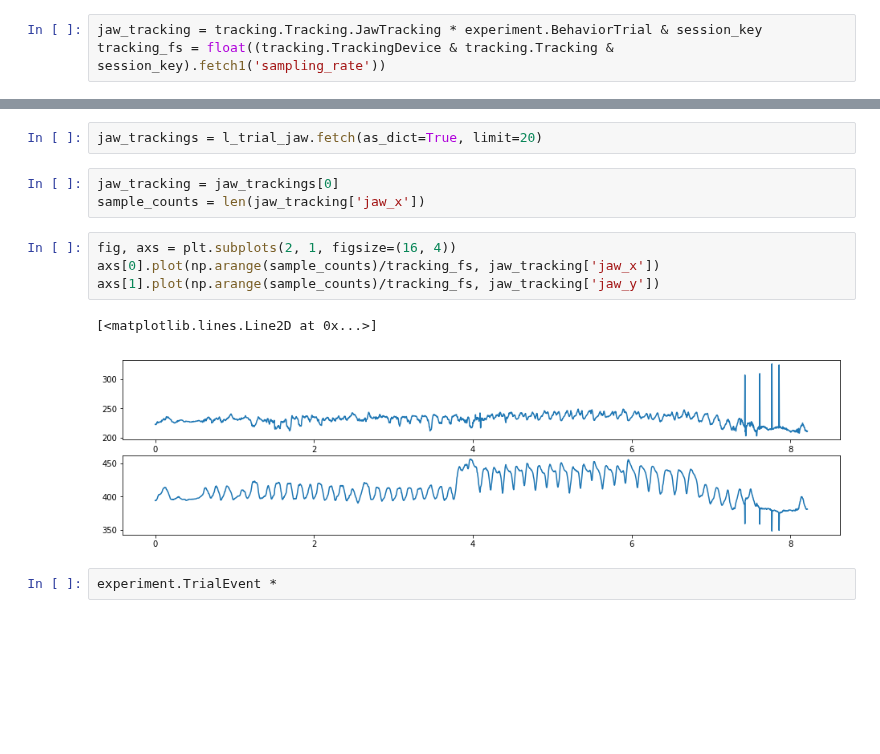
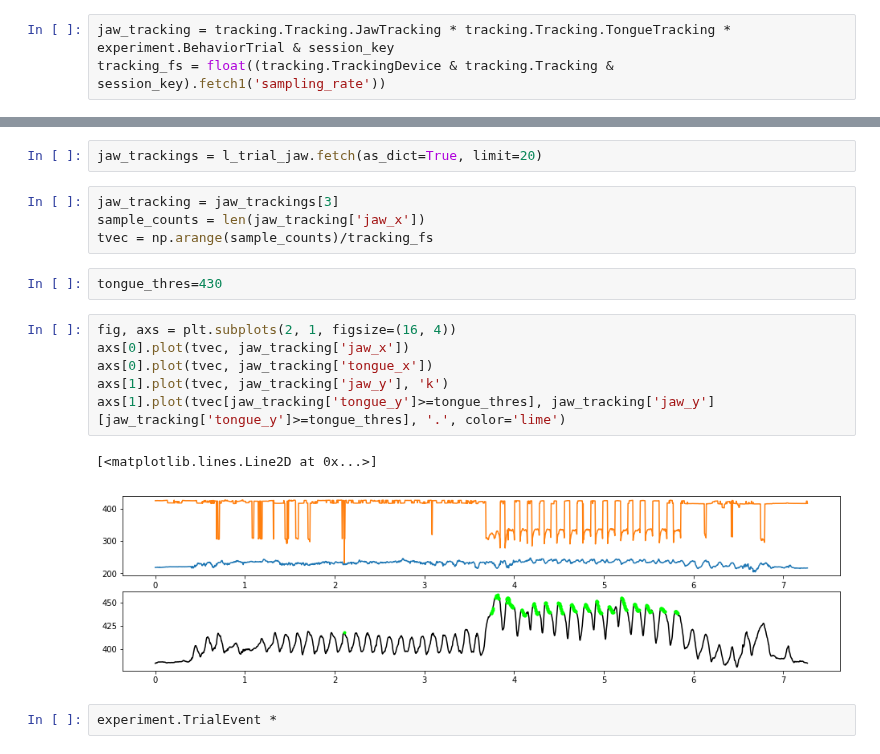
Before and after one commit to mesoscale-activity-map/map-ephys, a Jupyter notebook: notebook/plot_behavior.ipynb, the cells around one changed output, grey strips where cells are left out. Drawn from its saved outputs; the diff is of its cells as text; blank space fills up the shorter version.

```diff
--- a/notebook/plot_behavior.ipynb
+++ b/notebook/plot_behavior.ipynb
@@ -42,7 +42,7 @@ behavior_plot.plot_photostim_effect(session_key, bi_alm_photostim, axis=axs[2])
 # %% [markdown]
 # Plot movement tracking
 # %%
-jaw_tracking = tracking.Tracking.JawTracking * experiment.BehaviorTrial & session_key
+jaw_tracking = tracking.Tracking.JawTracking * tracking.Tracking.TongueTracking * experiment.BehaviorTrial & session_key
 tracking_fs = float((tracking.TrackingDevice & tracking.Tracking & session_key).fetch1('sampling_rate'))
 # %%
 l_trial_jaw = jaw_tracking & 'trial_instruction="left"' & 'early_lick="no early"'
@@ -63,15 +63,20 @@ Total: 270
 # %%
 jaw_trackings = l_trial_jaw.fetch(as_dict=True, limit=20)
 # %%
-jaw_tracking = jaw_trackings[0]
+jaw_tracking = jaw_trackings[3]
 sample_counts = len(jaw_tracking['jaw_x'])
+tvec = np.arange(sample_counts)/tracking_fs
+# %%
+tongue_thres=430
 # %%
 fig, axs = plt.subplots(2, 1, figsize=(16, 4))
-axs[0].plot(np.arange(sample_counts)/tracking_fs, jaw_tracking['jaw_x'])
-axs[1].plot(np.arange(sample_counts)/tracking_fs, jaw_tracking['jaw_y'])
+axs[0].plot(tvec, jaw_tracking['jaw_x'])
+axs[0].plot(tvec, jaw_tracking['tongue_x'])
+axs[1].plot(tvec, jaw_tracking['jaw_y'], 'k')
+axs[1].plot(tvec[jaw_tracking['tongue_y']>=tongue_thres], jaw_tracking['jaw_y'][jaw_tracking['tongue_y']>=tongue_thres], '.', color='lime')
 # %% [output]
 [<matplotlib.lines.Line2D at 0x...>]
-[figure, old version]
+[figure, new version]
 # %%
 experiment.TrialEvent *
 # %% [output]
```
Also changed, not shown: 14 other files.
